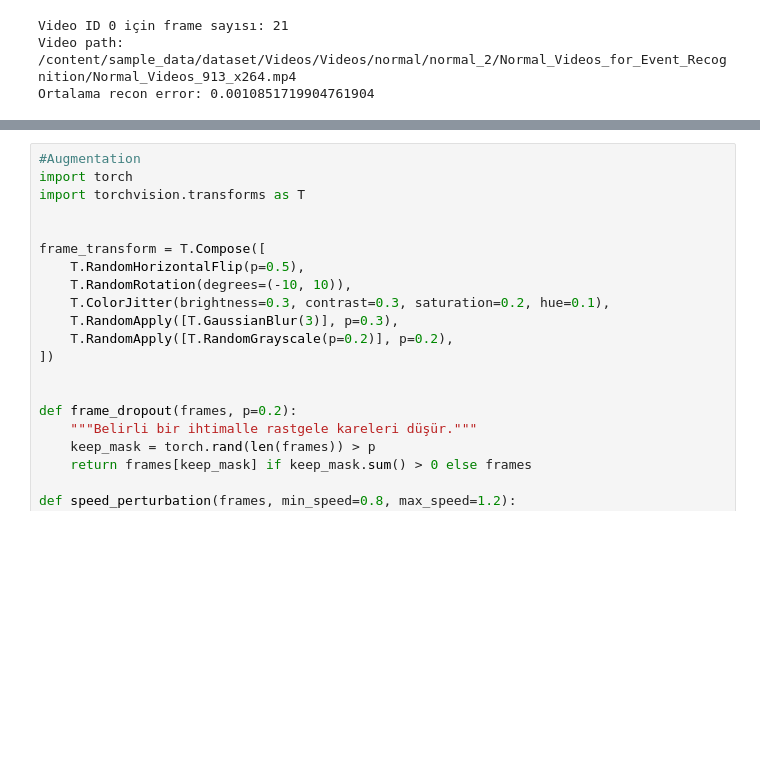
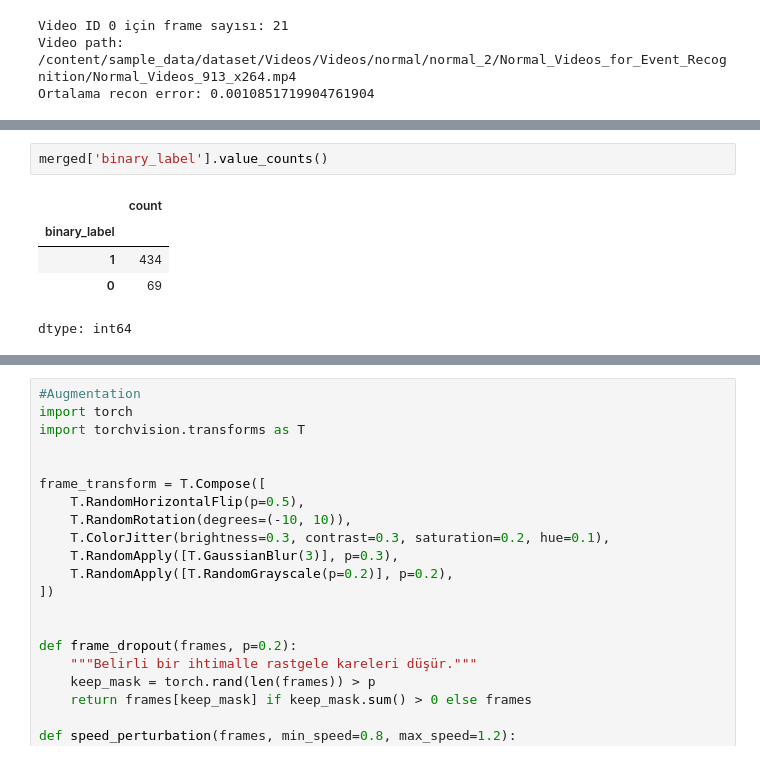
Before and after one commit to bugrakaann/SuspiciousActionRecognition, a Jupyter notebook: x3dxs_model.ipynb, the cells around one changed output, grey strips where cells are left out. Cells and saved outputs as stored; diff of their text form; blank space fills up the shorter version.

```diff
--- a/x3dxs_model.ipynb
+++ b/x3dxs_model.ipynb
@@ -728,0 +713,8 @@ plt.show()
+# %%
+merged['binary_label'].value_counts()
+# %% [output]
+|  | count |
+| binary_label |  |
+| 1 | 434 |
+| 0 | 69 |
+dtype: int64
```
Also changed, not shown: parts of 7 cells of this notebook.
